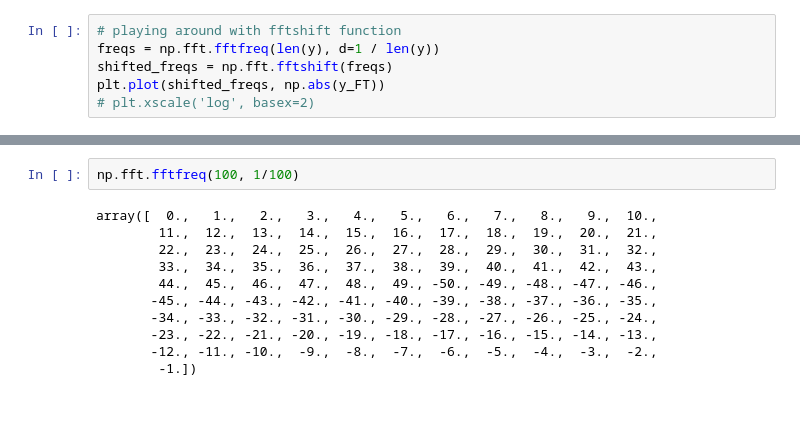
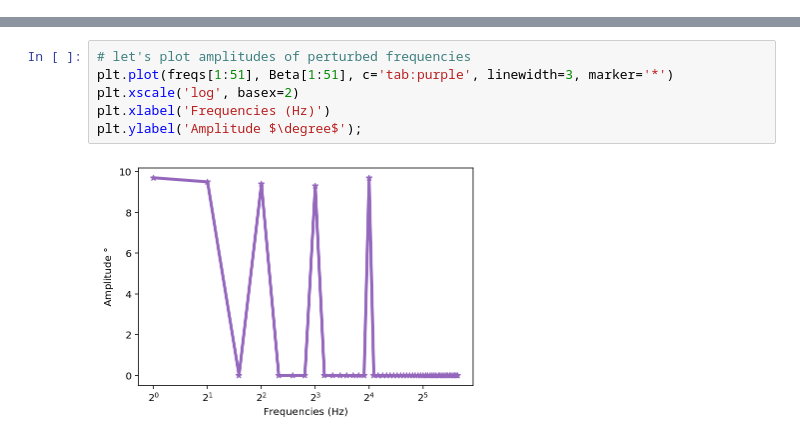
Before and after one commit to hyosubkim/Simulations-and-Tutorials, a Jupyter notebook: miyamoto et al 2020 - sinusoid perturbations/Notes on methods.ipynb, the cells around one changed output, grey strips where cells are left out. Cells and saved outputs as stored; diff of their text form; blank space fills up the shorter version.

```diff
--- a/miyamoto et al 2020 - sinusoid perturbations/Notes on methods.ipynb
+++ b/miyamoto et al 2020 - sinusoid perturbations/Notes on methods.ipynb
@@ -61,6 +90,0 @@ Text(0, 0.5, 'Amplitude')
-# %%
-# playing around with fftshift function
-freqs = np.fft.fftfreq(len(y), d=1 / len(y))
-shifted_freqs = np.fft.fftshift(freqs)
-plt.plot(shifted_freqs, np.abs(y_FT))
-# plt.xscale('log', basex=2)
@@ -70,13 +91,8 @@ plt.plot(shifted_freqs, np.abs(y_FT))
-# %%
-np.fft.fftfreq(100, 1/100)
-# %% [output]
-array([  0.,   1.,   2.,   3.,   4.,   5.,   6.,   7.,   8.,   9.,  10.,
-        11.,  12.,  13.,  14.,  15.,  16.,  17.,  18.,  19.,  20.,  21.,
-        22.,  23.,  24.,  25.,  26.,  27.,  28.,  29.,  30.,  31.,  32.,
-        33.,  34.,  35.,  36.,  37.,  38.,  39.,  40.,  41.,  42.,  43.,
-        44.,  45.,  46.,  47.,  48.,  49., -50., -49., -48., -47., -46.,
-       -45., -44., -43., -42., -41., -40., -39., -38., -37., -36., -35.,
-       -34., -33., -32., -31., -30., -29., -28., -27., -26., -25., -24.,
-       -23., -22., -21., -20., -19., -18., -17., -16., -15., -14., -13.,
-       -12., -11., -10.,  -9.,  -8.,  -7.,  -6.,  -5.,  -4.,  -3.,  -2.,
-        -1.])
+# %%
+# let's plot amplitudes of perturbed frequencies
+plt.plot(freqs[1:51], Beta[1:51], c='tab:purple', linewidth=3, marker='*')
+plt.xscale('log', basex=2)
+plt.xlabel('Frequencies (Hz)')
+plt.ylabel('Amplitude $\degree$');
+# %% [output]
+[figure, added]
```
Also changed, not shown: parts of 14 cells of this notebook.
